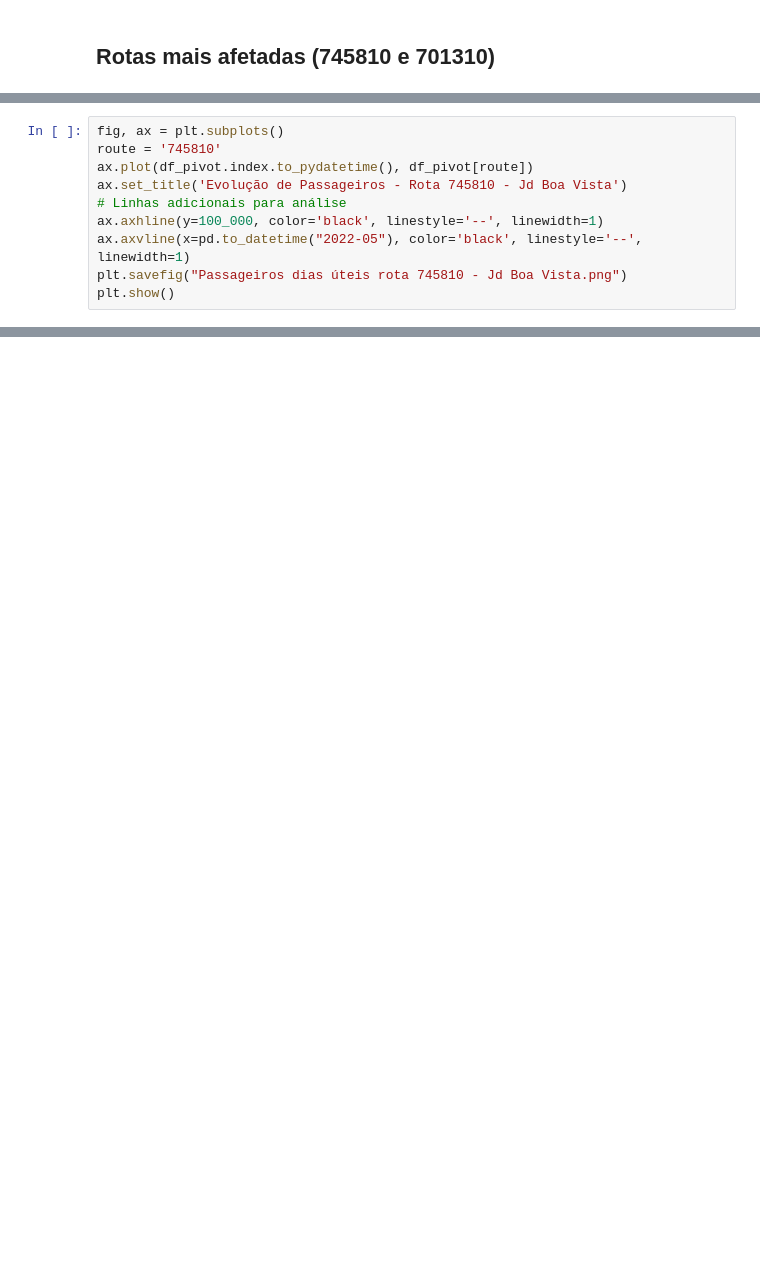
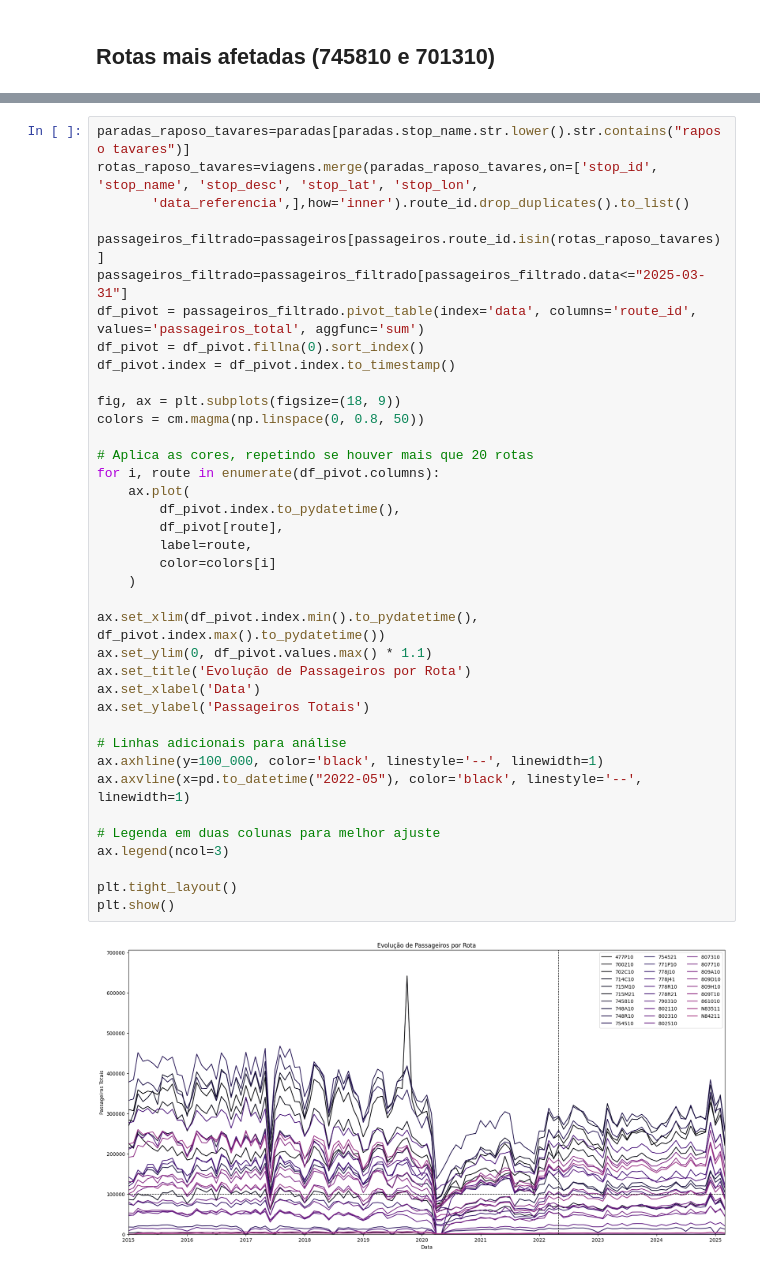
Before and after one commit to fran-dea/public-transport-sptrans, a Jupyter notebook: Analises/Impacto Vila Sônia/Impacto Est Vila Sonia.ipynb, the cells around one changed output, grey strips where cells are left out. Drawn from its saved outputs; the diff is of its cells as text; blank space fills up the shorter version.

```diff
--- a/Analises/Impacto Vila Sônia/Impacto Est Vila Sonia.ipynb
+++ b/Analises/Impacto Vila Sônia/Impacto Est Vila Sonia.ipynb
@@ -374,10 +157,0 @@ df_pivot
-# %%
-fig, ax = plt.subplots()
-route = '745810'
-ax.plot(df_pivot.index.to_pydatetime(), df_pivot[route])
-ax.set_title('Evolução de Passageiros - Rota 745810 - Jd Boa Vista')
-# Linhas adicionais para análise
-ax.axhline(y=100_000, color='black', linestyle='--', linewidth=1)
-ax.axvline(x=pd.to_datetime("2022-05"), color='black', linestyle='--', linewidth=1)
-plt.savefig("Passageiros dias úteis rota 745810 - Jd Boa Vista.png")
-plt.show()
@@ -412,0 +160,40 @@ Quantidade de passageiros que moram na região de início da linha 745810 (bairr
+# %%
+paradas_raposo_tavares=paradas[paradas.stop_name.str.lower().str.contains("raposo tavares")]
+rotas_raposo_tavares=viagens.merge(paradas_raposo_tavares,on=['stop_id', 'stop_name', 'stop_desc', 'stop_lat', 'stop_lon',
+       'data_referencia',],how='inner').route_id.drop_duplicates().to_list()
+
+passageiros_filtrado=passageiros[passageiros.route_id.isin(rotas_raposo_tavares)]
+passageiros_filtrado=passageiros_filtrado[passageiros_filtrado.data<="2025-03-31"]
+df_pivot = passageiros_filtrado.pivot_table(index='data', columns='route_id', values='passageiros_total', aggfunc='sum')
+df_pivot = df_pivot.fillna(0).sort_index()
+df_pivot.index = df_pivot.index.to_timestamp()
+
+fig, ax = plt.subplots(figsize=(18, 9))
+colors = cm.magma(np.linspace(0, 0.8, 50))
+
+# Aplica as cores, repetindo se houver mais que 20 rotas
+for i, route in enumerate(df_pivot.columns):
+    ax.plot(
+        df_pivot.index.to_pydatetime(),
+        df_pivot[route],
+        label=route,
+        color=colors[i]
+    )
+
+ax.set_xlim(df_pivot.index.min().to_pydatetime(), df_pivot.index.max().to_pydatetime())
+ax.set_ylim(0, df_pivot.values.max() * 1.1)
+ax.set_title('Evolução de Passageiros por Rota')
+ax.set_xlabel('Data')
+ax.set_ylabel('Passageiros Totais')
+
+# Linhas adicionais para análise
+ax.axhline(y=100_000, color='black', linestyle='--', linewidth=1)
+ax.axvline(x=pd.to_datetime("2022-05"), color='black', linestyle='--', linewidth=1)
+
+# Legenda em duas colunas para melhor ajuste
+ax.legend(ncol=3)
+
+plt.tight_layout()
+plt.show()
+# %% [output]
+[figure, added]
```
Also changed, not shown: parts of 30 cells of this notebook, 23 other files.
